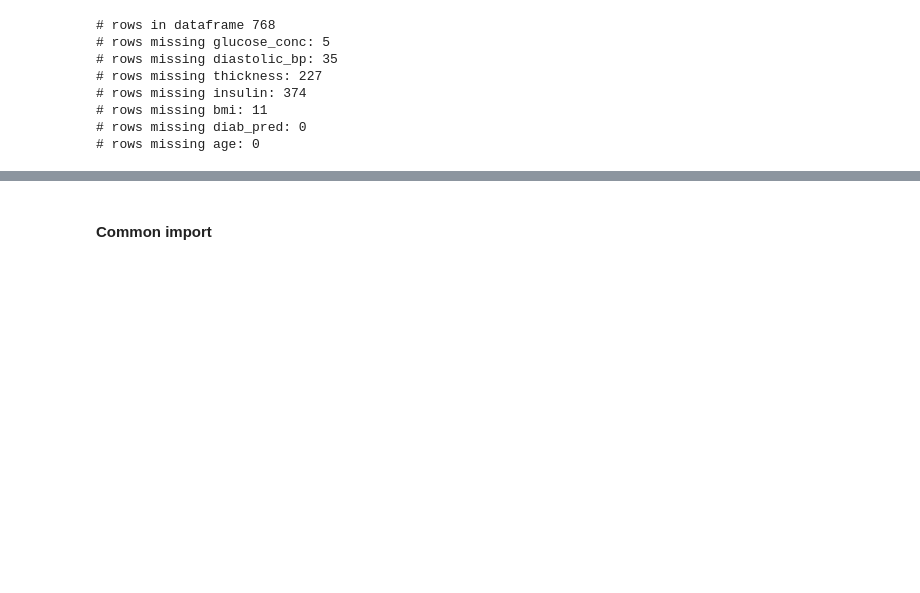
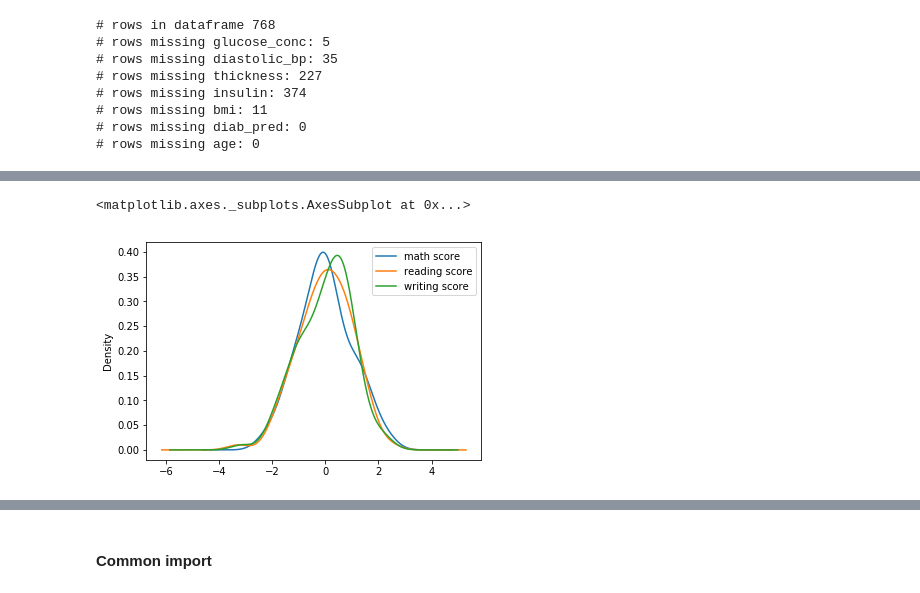
Before and after one commit to bansalrishi/MachineLearningWithPython, a Jupyter notebook: 01. Data Pre-Processing.ipynb, the cells around one changed output, grey strips where cells are left out. Cells and saved outputs as stored; diff of their text form; code cells hidden in the pictures; blank space fills up the shorter version.

```diff
--- a/01. Data Pre-Processing.ipynb
+++ b/01. Data Pre-Processing.ipynb
@@ -234,0 +190,4 @@ print (X,y)
+# %%
+import pandas as pd
+exam_data = pd.read_csv('Data\Data_Pre_Processing\exams.csv', quotechar='"')
+exam_data.head(5)
@@ -234,0 +201,10 @@ print (X,y)
+# %%
+from sklearn import preprocessing
+
+exam_data[['math score']] = exam_data[['math score']].astype(float)
+exam_data[['reading score']] = exam_data[['reading score']].astype(float)
+exam_data[['writing score']] = exam_data[['writing score']].astype(float)
+exam_data[['math score']] = preprocessing.scale(exam_data[['math score']])
+exam_data[['reading score']] = preprocessing.scale(exam_data[['reading score']])
+exam_data[['writing score']] = preprocessing.scale(exam_data[['writing score']])
+exam_data.head(5)
@@ -234,0 +218,6 @@ print (X,y)
+# %%
+df_plot = exam_data[['math score', 'reading score', 'writing score']].copy()
+df_plot.plot.kde()
+# %% [output]
+<matplotlib.axes._subplots.AxesSubplot at 0x...>
+[figure, added]
```
Also changed, not shown: parts of 79 cells of this notebook, 1 other file.
